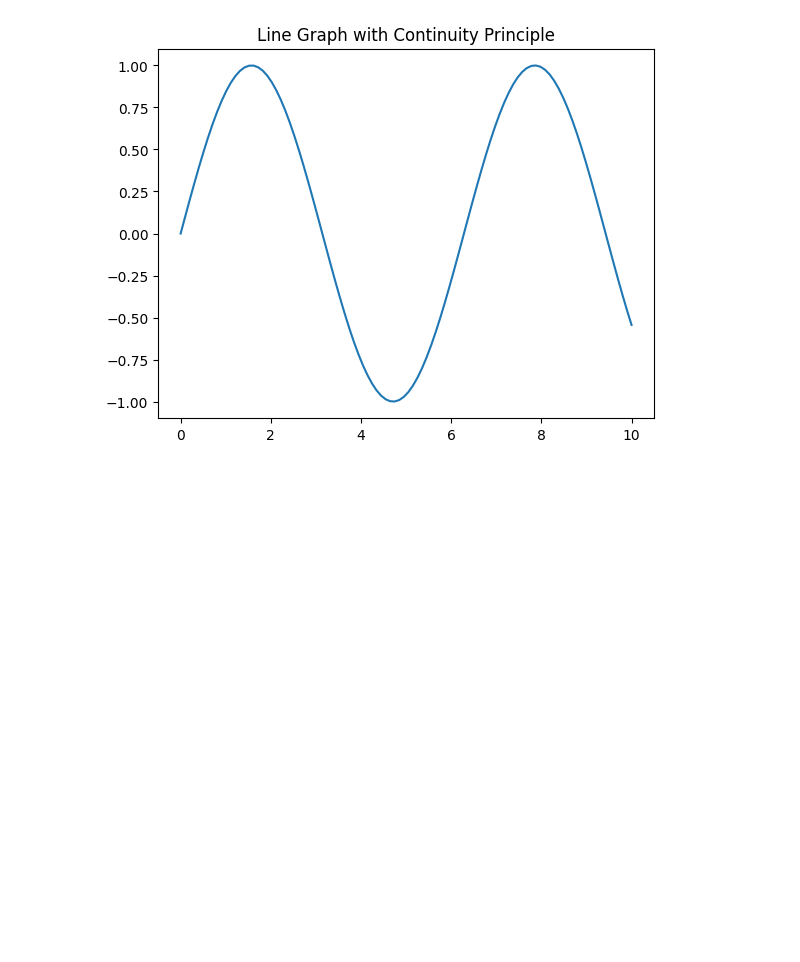
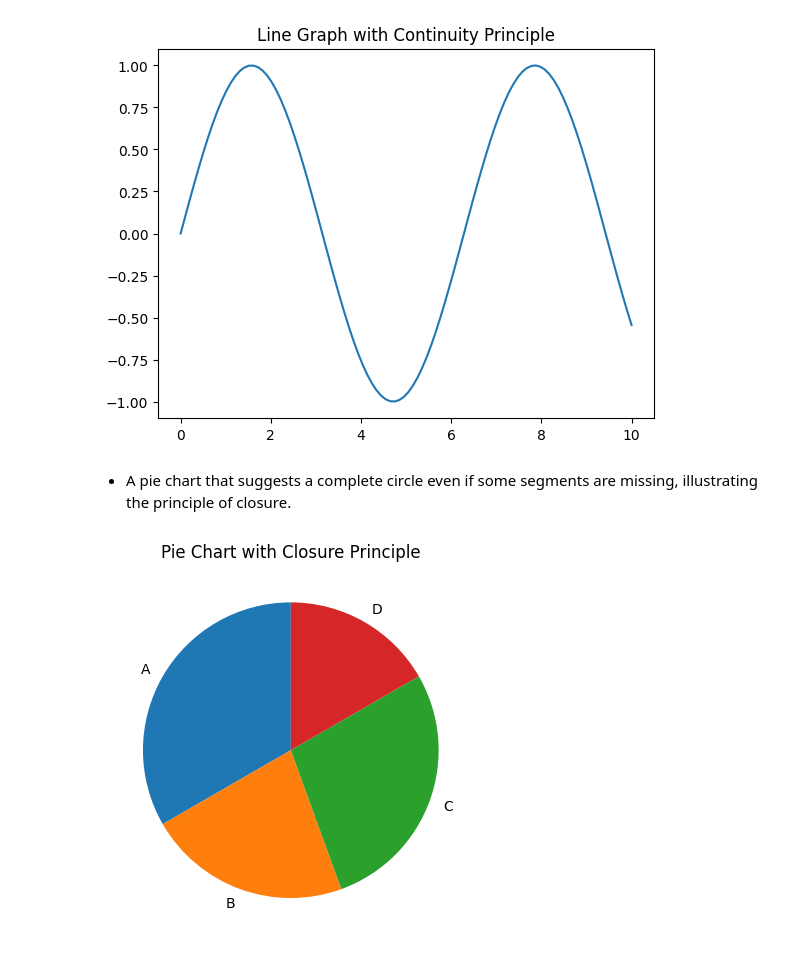
Before and after one commit to neelsoumya/visualization_lecture, a Jupyter notebook: gestalt_visualization.ipynb, the cells around one changed output. Saved outputs shown, nothing was run; the diff lists cells and outputs as text; code cells hidden in the pictures; blank space fills up the shorter version.

```diff
--- a/gestalt_visualization.ipynb
+++ b/gestalt_visualization.ipynb
@@ -68,3 +68,15 @@ plt.title('Line Graph with Continuity Principle')
 plt.show()
 # %% [output]
 [figure]
+# %% [markdown]
+- A pie chart that suggests a complete circle even if some segments are missing, illustrating the principle of closure.
+# %%
+import matplotlib.pyplot as plt
+# Sample data
+sizes = [30, 20, 25, 15]
+labels = ['A', 'B', 'C', 'D']
+plt.pie(sizes, labels=labels, startangle=90)
+plt.title('Pie Chart with Closure Principle')
+plt.show()
+# %% [output]
+[figure, added]
```
Also changed, not shown: parts of 3 cells of this notebook.
